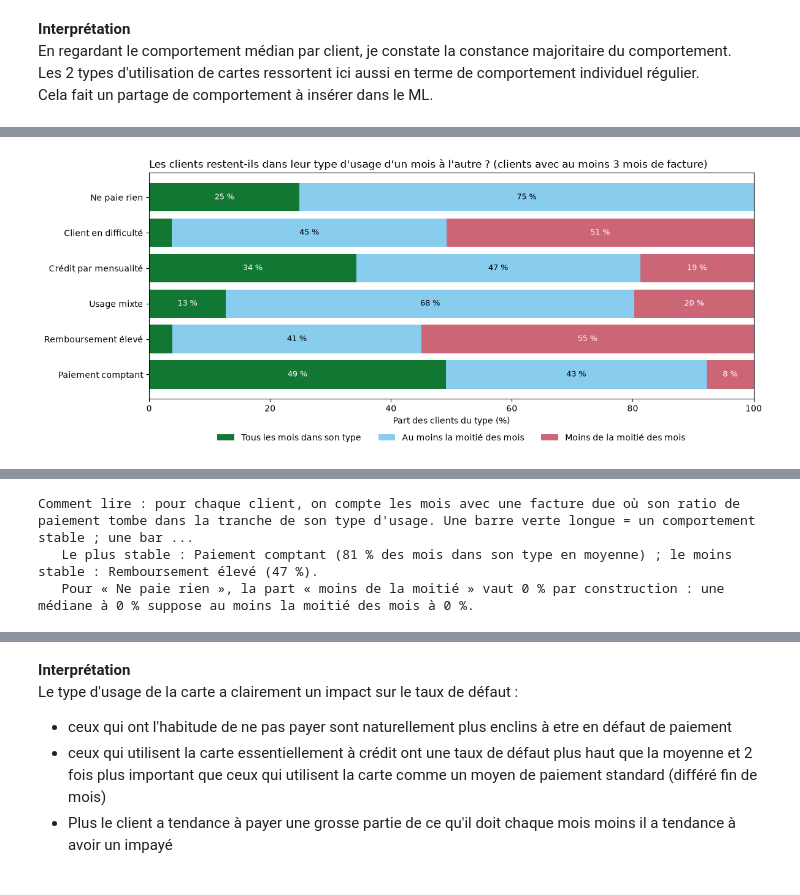
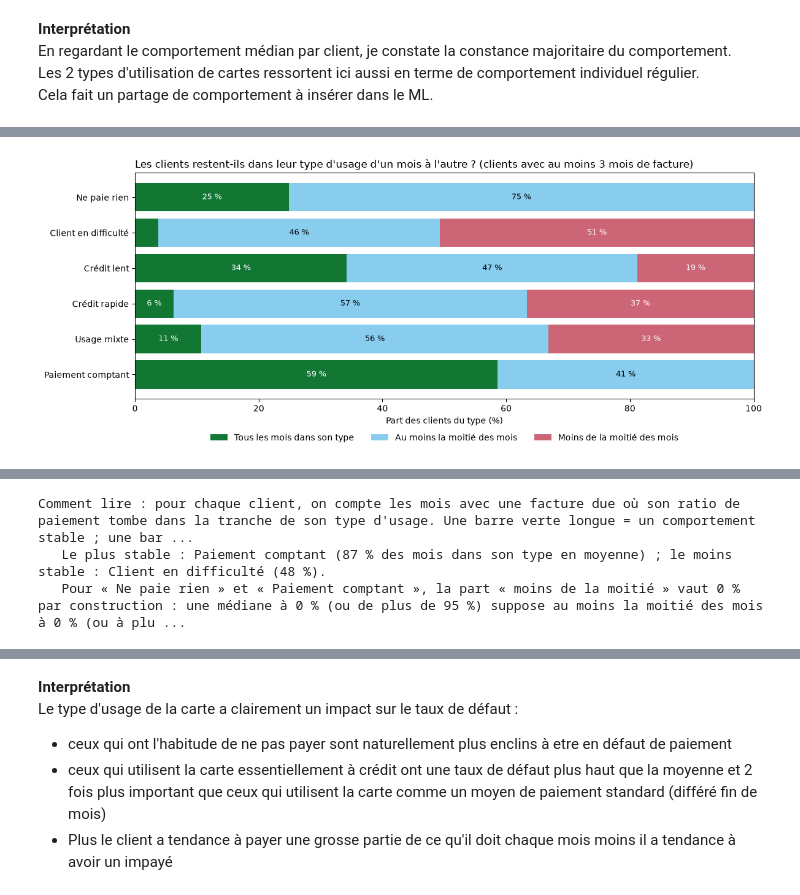
Before and after one commit to johan-mac-59/RiskLens_ML, a Jupyter notebook: src/05_03_EDA_storytelling.ipynb, the cells around one changed output, grey strips where cells are left out. Cells and saved outputs as stored; diff of their text form; code cells hidden in the pictures.

```diff
--- a/src/05_03_EDA_storytelling.ipynb
+++ b/src/05_03_EDA_storytelling.ipynb
@@ -2481,15 +2479,13 @@ Comment lire : chaque client est rangé selon son habitude de paiement (médiane
 # Taux de défaut selon le type d'usage (colonne TYPE_USAGE ; description, les règles ont été fixées sans dpnm)
 import matplotlib.pyplot as plt
 
-ordre_types = ['Ne paie rien', 'Client en difficulté', 'Crédit par mensualité', 'Usage mixte',
-               'Remboursement élevé', 'Paiement comptant', 'Autre / non mesurable']
+TYPES_USAGE = ['Ne paie rien', 'Client en difficulté', 'Crédit lent', 'Crédit rapide', 'Usage mixte', 'Paiement comptant']
 taux_moyen = df['dpnm'].mean() * 100
-stats = df.groupby('TYPE_USAGE')['dpnm'].agg(clients='size', taux='mean').reindex(ordre_types)
+stats = df.groupby('TYPE_USAGE')['dpnm'].agg(clients='size', taux='mean').reindex(TYPES_USAGE)
 stats['taux'] *= 100
 
 fig, ax = plt.subplots(figsize=(12, 5))
-couleurs = ['#CC6677'] * 6 + ['#888888']          # « Autre / non mesurable » en gris : comportement non classé
-barres = ax.bar(ordre_types, stats['taux'], color=couleurs)
+barres = ax.bar(TYPES_USAGE, stats['taux'], color='#CC6677')
 ax.axhline(taux_moyen, color='#EE7733', linestyle='--', linewidth=2, label=f'Taux de défaut moyen ({taux_moyen:.1f} %)')
 for barre, taux, n in zip(barres, stats['taux'], stats['clients']):
     ax.text(barre.get_x() + barre.get_width() / 2, taux + 1, f'{taux:.1f} %\n({int(n):,} clients)'.replace(',', ' '),
@@ -2506,8 +2502,7 @@ print("Comment lire : la ligne en pointillés est le taux de défaut moyen de to
       "des clients du type, avec leur nombre.")
 print(f"   Plus le client rembourse, moins il fait défaut : de {stats.loc['Ne paie rien', 'taux']:.1f} % pour ceux qui ne paient rien "
       f"à {stats.loc['Paiement comptant', 'taux']:.1f} % pour le paiement comptant.")
-print(f"   Le crédit par mensualité ({stats.loc['Crédit par mensualité', 'taux']:.1f} %) fait "
-      f"{stats.loc['Crédit par mensualité', 'taux'] / stats.loc['Paiement comptant', 'taux']:.1f} fois plus défaut que le paiement comptant.")
-print(f"   « Autre / non mesurable » : {stats.loc['Autre / non mesurable', 'taux']:.1f} % ; groupe hétérogène (une seule facture due "
-      f"ou trop-payé), à ne pas interpréter comme un comportement.")
+print(f"   Le crédit lent ({stats.loc['Crédit lent', 'taux']:.1f} %) fait {stats.loc['Crédit lent', 'taux'] / stats.loc['Paiement comptant', 'taux']:.1f} "
+      f"fois plus défaut que le paiement comptant ; le crédit rapide se situe à {stats.loc['Crédit rapide', 'taux']:.1f} %, "
+      f"l'usage mixte à {stats.loc['Usage mixte', 'taux']:.1f} %.")
 # %% [output]
@@ -2521,10 +2515,9 @@ Comment lire : la ligne en pointillés est le taux de défaut moyen de tous les
 # (colonnes TYPE_USAGE et ratio_PAY_BILL_regularite créées en tête du notebook ; définitions : docs/colonnes_creees.md)
 import matplotlib.pyplot as plt
 
-types_mesures = ['Ne paie rien', 'Client en difficulté', 'Crédit par mensualité', 'Usage mixte',
-                 'Remboursement élevé', 'Paiement comptant']        # « Autre / non mesurable » n'a pas de régularité
+TYPES_USAGE = ['Ne paie rien', 'Client en difficulté', 'Crédit lent', 'Crédit rapide', 'Usage mixte', 'Paiement comptant']
 nb_mois_factures = sum((df[f'BILL_AMT{n + 1}'] > 0).astype(int) for n in range(1, 6))
-assez = (nb_mois_factures >= 3) & df['TYPE_USAGE'].isin(types_mesures)
+assez = (nb_mois_factures >= 3) & df['TYPE_USAGE'].notna()
 regul = df.loc[assez, 'ratio_PAY_BILL_regularite']
 type_u = df.loc[assez, 'TYPE_USAGE']
 
@@ -2533,40 +2526,41 @@ niveaux = pd.DataFrame({
     'Tous les mois dans son type': (regul == 100).groupby(type_u).mean() * 100,
     'Au moins la moitié des mois': ((regul >= 50) & (regul < 100)).groupby(type_u).mean() * 100,
     'Moins de la moitié des mois': (regul < 50).groupby(type_u).mean() * 100,
-}).reindex(types_mesures)
+}).reindex(TYPES_USAGE)
 couleurs = {'Tous les mois dans son type': '#117733', 'Au moins la moitié des mois': '#88CCEE', 'Moins de la moitié des mois': '#CC6677'}
 
 fig, ax = plt.subplots(figsize=(12, 5))
 gauche = np.zeros(len(niveaux))
 for col, couleur in couleurs.items():
-    ax.barh(types_mesures, niveaux[col], left=gauche, color=couleur, label=col)
+    ax.barh(TYPES_USAGE, niveaux[col], left=gauche, color=couleur, label=col)
     for y, (g, v) in enumerate(zip(gauche, niveaux[col])):
         if v >= 6:
             ax.text(g + v / 2, y, f'{v:.0f} %', ha='center', va='center', fontsize=9, color='white' if col != 'Au moins la moitié des mois' else 'black')
     gauche += niveaux[col].to_numpy()
 ax.invert_yaxis()
 ax.set_xlim(0, 100)
 ax.set_xlabel('Part des clients du type (%)')
 ax.set_title("Les clients restent-ils dans leur type d'usage d'un mois à l'autre ? (clients avec au moins 3 mois de facture)", loc='left')
 ax.legend(ncol=3, loc='upper center', bbox_to_anchor=(0.5, -0.12), frameon=False)
 plt.tight_layout()
 plt.show()
 
 tableau = pd.DataFrame({
-    'Clients (3 mois de facture ou plus)': type_u.value_counts().reindex(types_mesures),
-    'Part moyenne des mois dans son type (%)': regul.groupby(type_u).mean().reindex(types_mesures).round(1),
+    'Clients (3 mois de facture ou plus)': type_u.value_counts().reindex(TYPES_USAGE),
+    'Part moyenne des mois dans son type (%)': regul.groupby(type_u).mean().reindex(TYPES_USAGE).round(1),
 }).join(niveaux.round(1))
 display(tableau.rename_axis("Type d'usage"))
 
 print("Comment lire : pour chaque client, on compte les mois avec une facture due où son ratio de paiement tombe dans la tranche "
       "de son type d'usage. Une barre verte longue = un comportement stable ; une barre rouge longue = un client qui change souvent de façon de payer.")
 print(f"   Le plus stable : {tableau['Part moyenne des mois dans son type (%)'].idxmax()} "
       f"({tableau['Part moyenne des mois dans son type (%)'].max():.0f} % des mois dans son type en moyenne) ; "
       f"le moins stable : {tableau['Part moyenne des mois dans son type (%)'].idxmin()} "
       f"({tableau['Part moyenne des mois dans son type (%)'].min():.0f} %).")
-print("   Pour « Ne paie rien », la part « moins de la moitié » vaut 0 % par construction : une médiane à 0 % suppose au moins la moitié des mois à 0 %.")
+print("   Pour « Ne paie rien » et « Paiement comptant », la part « moins de la moitié » vaut 0 % par construction : une médiane à 0 % "
+      "(ou de plus de 95 %) suppose au moins la moitié des mois à 0 % (ou à plus de 95 %).")
 # %% [output]
-[figure, old version]
+[figure, new version]
 |  | Clients (3 mois de facture ou plus) | Part moyenne des mois dans son ty... | Tous les mois dans son type | Au moins la moitié des mois | ... |
 | Type d'usage |  |  |  |  | ... |
 | Ne paie rien | 735 | 73.9 | 24.9 | 75.1 | ... |
@@ -2578,6 +2572,6 @@ print("   Pour « Ne paie rien », la part « moins de la moitié » vaut 0 % pa
 Comment lire : pour chaque client, on compte les mois avec une facture due où son ratio de paiement tombe dans la tranche de son type d'usage. Une barre verte longue = un comportement stable ; une bar ...
-   Le plus stable : Paiement comptant (81 % des mois dans son type en moyenne) ; le moins stable : Remboursement élevé (47 %).
-   Pour « Ne paie rien », la part « moins de la moitié » vaut 0 % par construction : une médiane à 0 % suppose au moins la moitié des mois à 0 %.
+   Le plus stable : Paiement comptant (87 % des mois dans son type en moyenne) ; le moins stable : Client en difficulté (48 %).
+   Pour « Ne paie rien » et « Paiement comptant », la part « moins de la moitié » vaut 0 % par construction : une médiane à 0 % (ou de plus de 95 %) suppose au moins la moitié des mois à 0 % (ou à plu ...
 # %%
 # Codification la plus fréquente (PAY_habituel) selon le type d'usage (TYPE_USAGE)
 # Colonnes créées en tête du notebook ; définitions : docs/colonnes_creees.md
```
Also changed, not shown: parts of 5 cells of this notebook, 4 other files.
